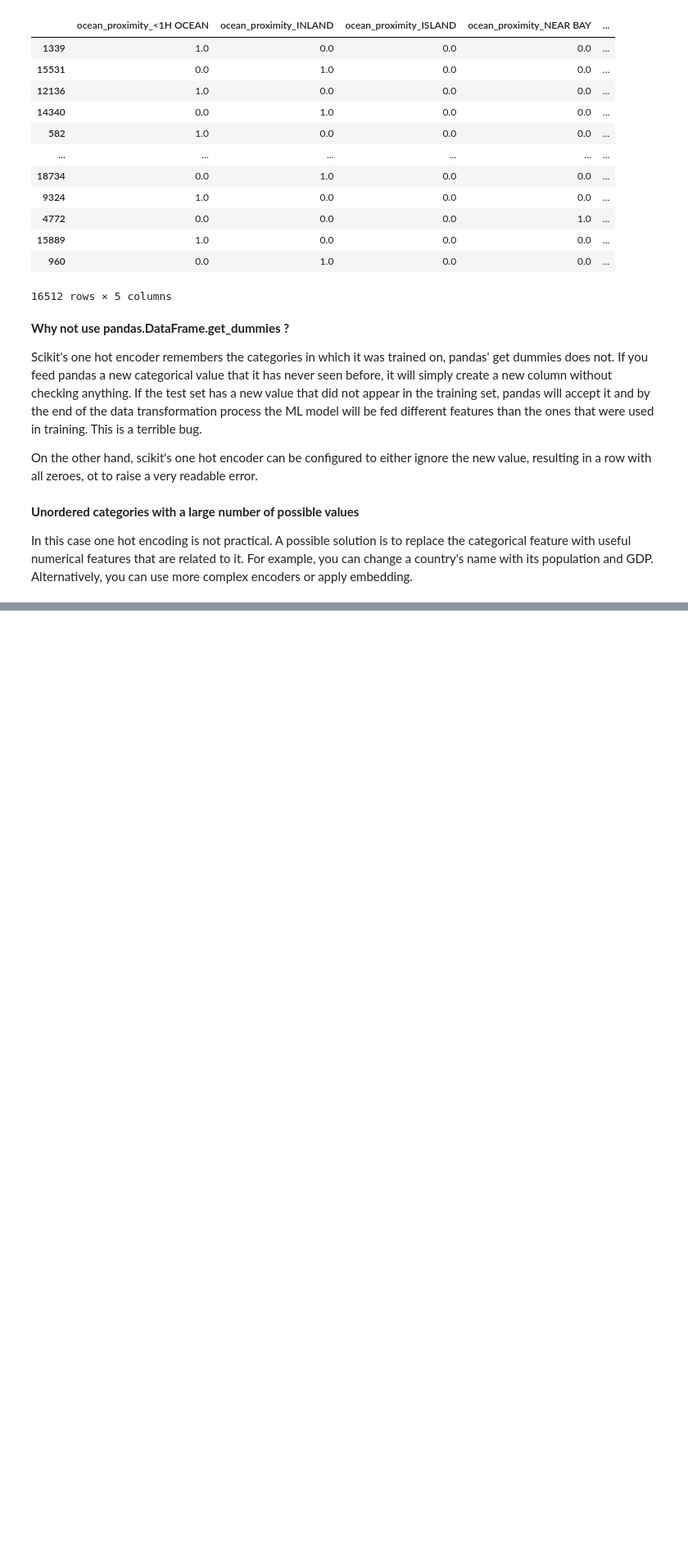
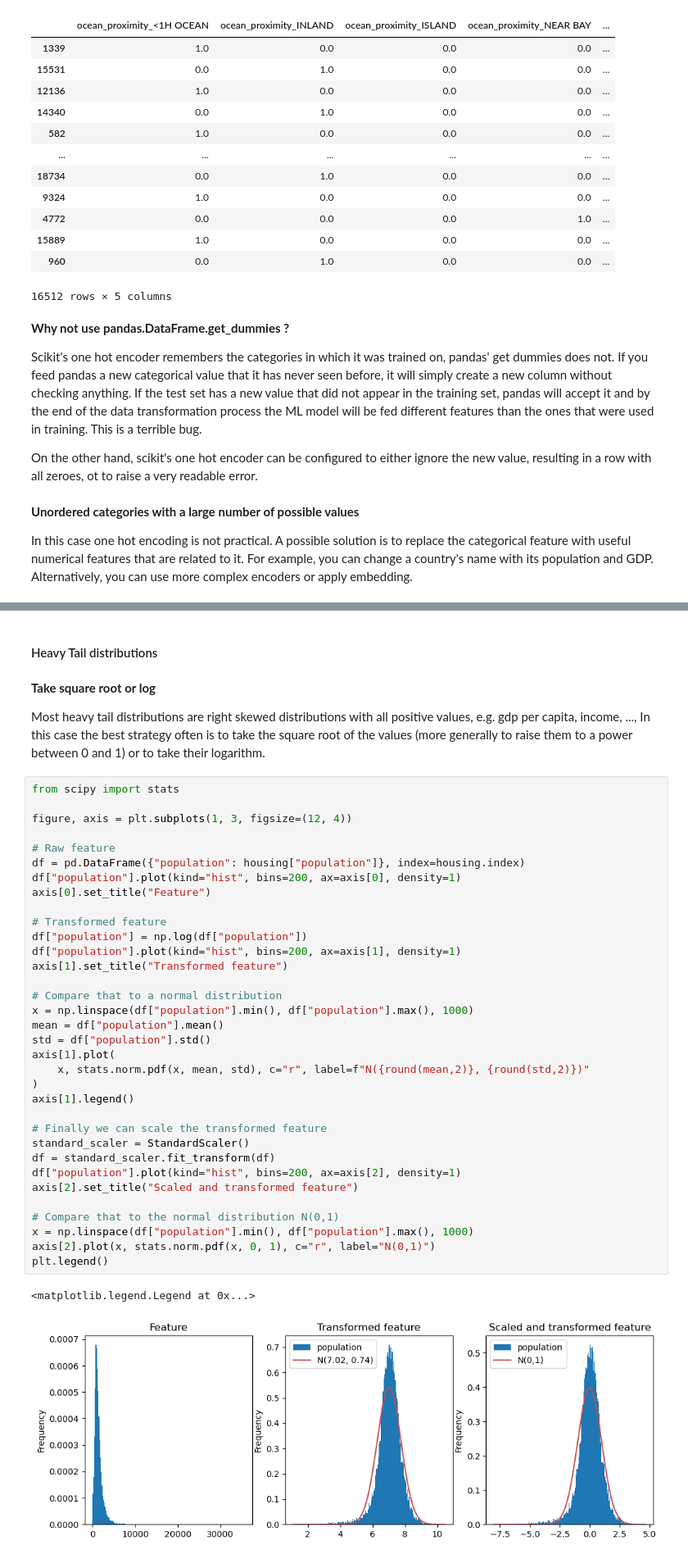
Before and after one commit to perezsergio/geron-hanodsonML, a Jupyter notebook: chapter2/notes.ipynb, the cells around one changed output, grey strips where cells are left out. Shown at 82% size. Drawn from its saved outputs; the diff is of its cells as text; blank space fills up the shorter version.

```diff
--- a/chapter2/notes.ipynb
+++ b/chapter2/notes.ipynb
@@ -518,0 +589,43 @@ In this case one hot encoding is not practical. A possible solution is to replac
+# %% [markdown]
+#### Heavy Tail distributions
+# %% [markdown]
+**Take square root or log**
+
+Most heavy tail distributions are right skewed distributions with all positive values, e.g. gdp per capita, income, ..., In this case the best strategy often is to take the square root of the values (more generally to raise them to a power between 0 and 1) or to take their logarithm.
+# %%
+from scipy import stats
+
+figure, axis = plt.subplots(1, 3, figsize=(12, 4))
+
+# Raw feature
+df = pd.DataFrame({"population": housing["population"]}, index=housing.index)
+df["population"].plot(kind="hist", bins=200, ax=axis[0], density=1)
+axis[0].set_title("Feature")
+
+# Transformed feature
+df["population"] = np.log(df["population"])
+df["population"].plot(kind="hist", bins=200, ax=axis[1], density=1)
+axis[1].set_title("Transformed feature")
+
+# Compare that to a normal distribution
+x = np.linspace(df["population"].min(), df["population"].max(), 1000)
+mean = df["population"].mean()
+std = df["population"].std()
+axis[1].plot(
+    x, stats.norm.pdf(x, mean, std), c="r", label=f"N({round(mean,2)}, {round(std,2)})"
+)
+axis[1].legend()
+
+# Finally we can scale the transformed feature
+standard_scaler = StandardScaler()
+df = standard_scaler.fit_transform(df)
+df["population"].plot(kind="hist", bins=200, ax=axis[2], density=1)
+axis[2].set_title("Scaled and transformed feature")
+
+# Compare that to the normal distribution N(0,1)
+x = np.linspace(df["population"].min(), df["population"].max(), 1000)
+axis[2].plot(x, stats.norm.pdf(x, 0, 1), c="r", label="N(0,1)")
+plt.legend()
+# %% [output]
+<matplotlib.legend.Legend at 0x...>
+[figure, added]
```
Also changed, not shown: parts of 18 cells of this notebook.
